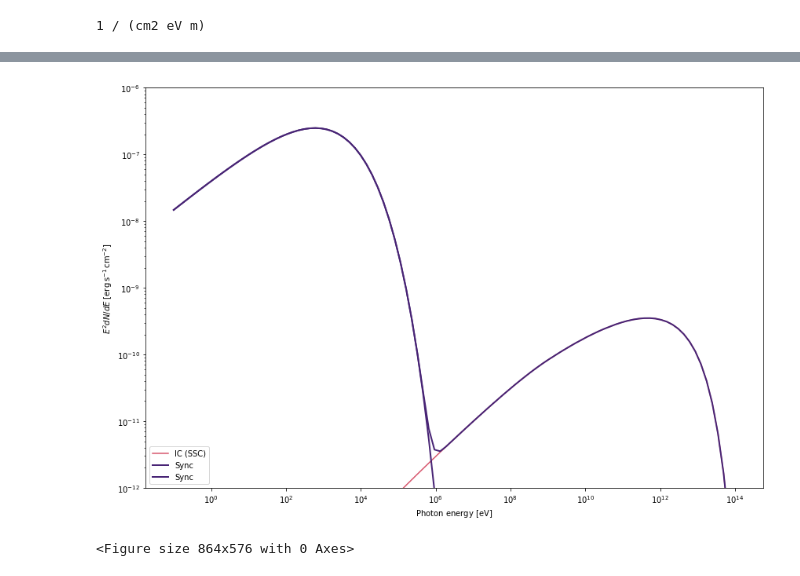
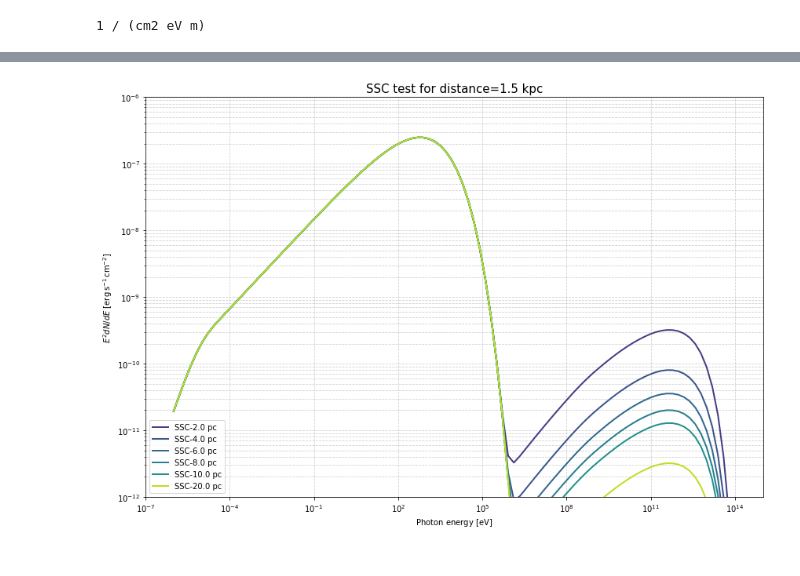
Before and after one commit to TobiaMatcovich/GRBmodelling, a Jupyter notebook: TEST.ipynb, the cells around one changed output, grey strips where cells are left out. Saved outputs shown, nothing was run; the diff lists cells and outputs as text; code cells hidden in the pictures.

```diff
--- a/TEST.ipynb
+++ b/TEST.ipynb
@@ -652,47 +734,42 @@ ValueError: Provided seed photon field name is not in the definition of the Inve
 # %%
-
-
-#ECPL = Models.ExponentialCutoffPowerLaw(1e36*u.Unit('1/eV'), 1*u.TeV, 2.1, 13*u.TeV)
 SYN = Radiative.Synchrotron(ECPL, B=100*u.uG)
 
 # Define energy array for synchrotron seed photon field and compute
 # Synchroton luminosity by setting distance to 0.
-Esy = np.logspace(-6, 6, 100)*u.eV
+Esy = np.logspace(-6, 14, 100)*u.eV
 Lsy = SYN.flux(Esy, distance=0*u.cm)
 
 # Define source radius and compute photon density
-R = 2 * u.pc
+radius=[2,4,6,8,10,20]* u.pc
 phn_sy = Lsy / (4 * np.pi * R**2 * c) * 2.24
 
-# Create IC instance with CMB and synchrotron seed photon fields:
-IC = Radiative.InverseCompton(ECPL, seed_photon_fields=[['SSC', Esy, phn_sy]])
+sed_SYN = SYN.sed(Esy, distance=1.5*u.kpc)
 
-# Compute SEDs
-spectrum_energy = np.logspace(-1,14,100)*u.eV
-#sed_IC = IC.sed(spectrum_energy, distance=1.5*u.kpc)
-sed_SYN = SYN.sed(spectrum_energy, distance=1.5*u.kpc)
-ciao=ssc.value+sed_SYN.value
 # Plot
 plt.figure(figsize=(12,8))
 plt.rc('font', family='sans')
 plt.rc('mathtext', fontset='custom')
 
-ssc= IC.sed(spectrum_energy, seed='SSC', distance=1.5*u.kpc)
-plt.loglog(spectrum_energy,ssc.value,lw=1.5,ls='-',label='IC (SSC)',c=cmap1(0.5))
-plt.loglog(spectrum_energy,sed_SYN,lw=2,label='Sync',c=cmap2(0,9))
-plt.loglog(spectrum_energy,ciao,lw=2,label='Sync',c=cmap2(0,7))
+#plt.loglog(spectrum_energy,sed_SYN,lw=2,label='Sync',c=cmap2(0.9))
+
+for rad in radius:
+    phn_sy = Lsy / (4 * np.pi * rad**2 * c) * 2.24
+    IC= Radiative.InverseCompton(ECPL, seed_photon_fields=[['SSC', Esy, phn_sy]])
+    sed_IC = IC.sed(Esy, distance=1.5*u.kpc)
+    SSC=sed_IC.value+sed_SYN.value
+
+    #plt.loglog(spectrum_energy,sed_IC,lw=1.5,ls='-',label='IC(SSC)',c=cmap1(0.5))
+    plt.loglog(spectrum_energy,SSC,lw=2,label=f'SSC-{rad}',c=cmap2(rad/20))
 
 plt.xlabel('Photon energy [{0}]'.format(spectrum_energy.unit.to_string('latex_inline')))
 plt.ylabel('$E^2 dN/dE$ [{0}]'.format(sed_SYN.unit.to_string('latex_inline')))
 
 plt.ylim(1e-12, 1e-6)
 plt.tight_layout()
 plt.legend(loc='lower left')
 
-plt.figure(figsize=(12,8))
 
-plt.rc('font', family='sans')
-plt.rc('mathtext', fontset='custom')
+plt.title(f"SSC test for distance={dist}",fontsize=15)
+plt.grid(True, which="both", linestyle="--", alpha=0.6)
 # %% [output]
-[figure, old version]
+[figure, new version]
-<Figure size 864x576 with 0 Axes>
```
Also changed, not shown: parts of 17 cells of this notebook, 1 other file.
